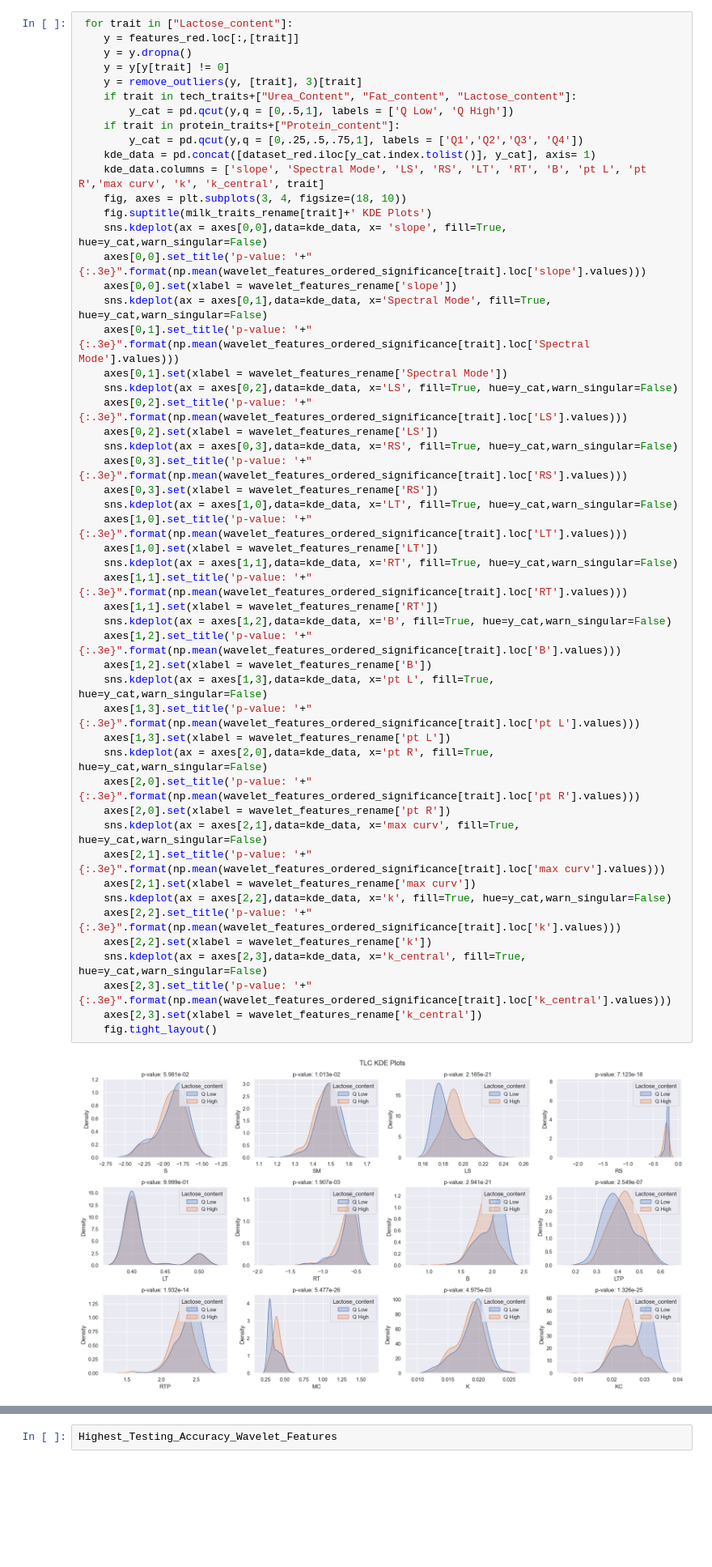
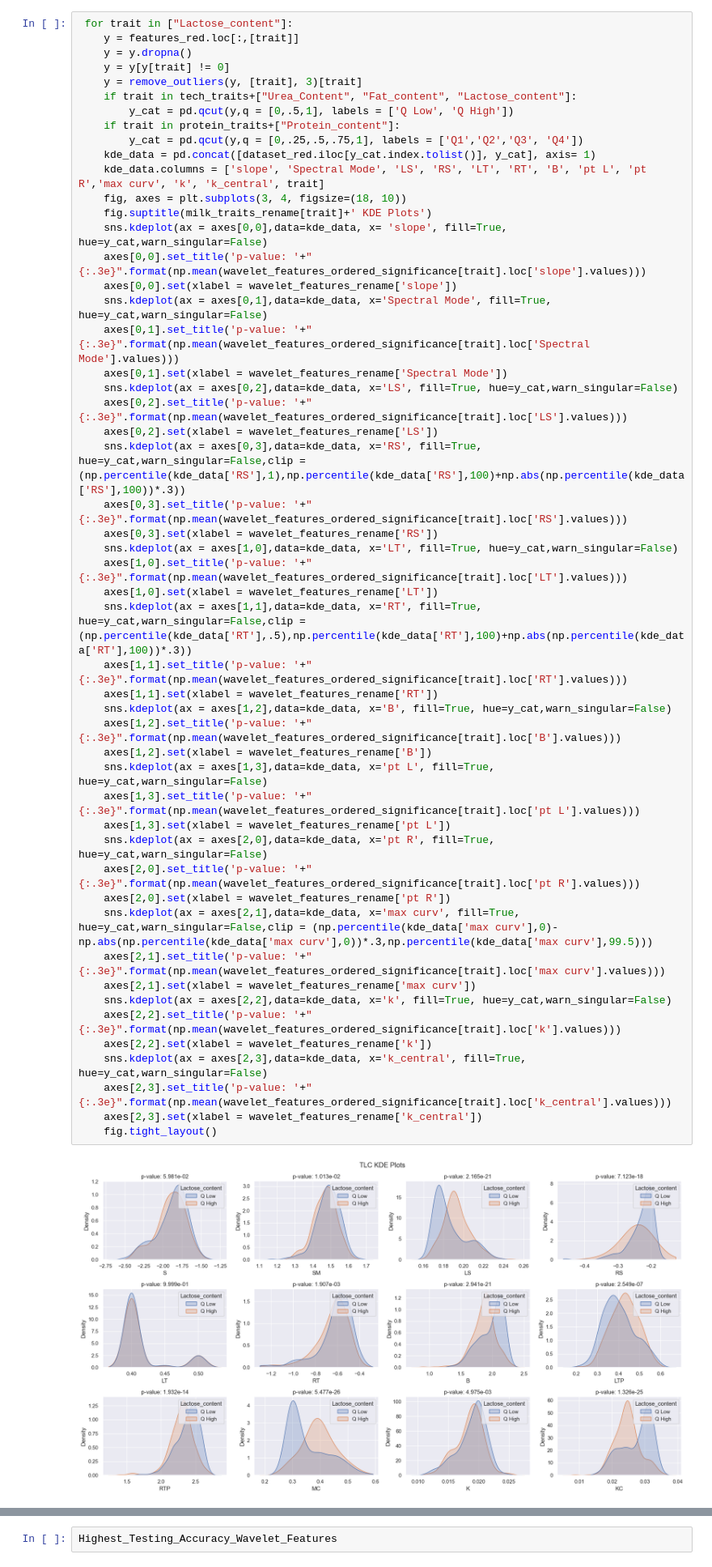
Before and after one commit to dmaywald/MIRS_Multifractal_Analysis, a Jupyter notebook: Reproduce_Results.ipynb, the cells around one changed output, grey strips where cells are left out. Shown at 81% size. Drawn from its saved outputs; the diff is of its cells as text; blank space fills up the shorter version.

```diff
--- a/Reproduce_Results.ipynb
+++ b/Reproduce_Results.ipynb
@@ -453,34 +454,34 @@ significant_wavelet_features['Lactose_content']
     axes[0,1].set(xlabel = wavelet_features_rename['Spectral Mode'])
     sns.kdeplot(ax = axes[0,2],data=kde_data, x='LS', fill=True, hue=y_cat,warn_singular=False)
     axes[0,2].set_title('p-value: '+"{:.3e}".format(np.mean(wavelet_features_ordered_significance[trait].loc['LS'].values)))
     axes[0,2].set(xlabel = wavelet_features_rename['LS'])
-    sns.kdeplot(ax = axes[0,3],data=kde_data, x='RS', fill=True, hue=y_cat,warn_singular=False)
+    sns.kdeplot(ax = axes[0,3],data=kde_data, x='RS', fill=True, hue=y_cat,warn_singular=False,clip = (np.percentile(kde_data['RS'],1),np.percentile(kde_data['RS'],100)+np.abs(np.percentile(kde_data['RS'],100))*.3))
     axes[0,3].set_title('p-value: '+"{:.3e}".format(np.mean(wavelet_features_ordered_significance[trait].loc['RS'].values)))
     axes[0,3].set(xlabel = wavelet_features_rename['RS'])
     sns.kdeplot(ax = axes[1,0],data=kde_data, x='LT', fill=True, hue=y_cat,warn_singular=False)
     axes[1,0].set_title('p-value: '+"{:.3e}".format(np.mean(wavelet_features_ordered_significance[trait].loc['LT'].values)))
     axes[1,0].set(xlabel = wavelet_features_rename['LT'])
-    sns.kdeplot(ax = axes[1,1],data=kde_data, x='RT', fill=True, hue=y_cat,warn_singular=False)
+    sns.kdeplot(ax = axes[1,1],data=kde_data, x='RT', fill=True, hue=y_cat,warn_singular=False,clip = (np.percentile(kde_data['RT'],.5),np.percentile(kde_data['RT'],100)+np.abs(np.percentile(kde_data['RT'],100))*.3))
     axes[1,1].set_title('p-value: '+"{:.3e}".format(np.mean(wavelet_features_ordered_significance[trait].loc['RT'].values)))
     axes[1,1].set(xlabel = wavelet_features_rename['RT'])
     sns.kdeplot(ax = axes[1,2],data=kde_data, x='B', fill=True, hue=y_cat,warn_singular=False)
     axes[1,2].set_title('p-value: '+"{:.3e}".format(np.mean(wavelet_features_ordered_significance[trait].loc['B'].values)))
     axes[1,2].set(xlabel = wavelet_features_rename['B'])
     sns.kdeplot(ax = axes[1,3],data=kde_data, x='pt L', fill=True, hue=y_cat,warn_singular=False)
     axes[1,3].set_title('p-value: '+"{:.3e}".format(np.mean(wavelet_features_ordered_significance[trait].loc['pt L'].values)))
     axes[1,3].set(xlabel = wavelet_features_rename['pt L'])
     sns.kdeplot(ax = axes[2,0],data=kde_data, x='pt R', fill=True, hue=y_cat,warn_singular=False)
     axes[2,0].set_title('p-value: '+"{:.3e}".format(np.mean(wavelet_features_ordered_significance[trait].loc['pt R'].values)))
     axes[2,0].set(xlabel = wavelet_features_rename['pt R'])
-    sns.kdeplot(ax = axes[2,1],data=kde_data, x='max curv', fill=True, hue=y_cat,warn_singular=False)
+    sns.kdeplot(ax = axes[2,1],data=kde_data, x='max curv', fill=True, hue=y_cat,warn_singular=False,clip = (np.percentile(kde_data['max curv'],0)-np.abs(np.percentile(kde_data['max curv'],0))*.3,np.percentile(kde_data['max curv'],99.5)))
     axes[2,1].set_title('p-value: '+"{:.3e}".format(np.mean(wavelet_features_ordered_significance[trait].loc['max curv'].values)))
     axes[2,1].set(xlabel = wavelet_features_rename['max curv'])
     sns.kdeplot(ax = axes[2,2],data=kde_data, x='k', fill=True, hue=y_cat,warn_singular=False)
     axes[2,2].set_title('p-value: '+"{:.3e}".format(np.mean(wavelet_features_ordered_significance[trait].loc['k'].values)))
     axes[2,2].set(xlabel = wavelet_features_rename['k'])
     sns.kdeplot(ax = axes[2,3],data=kde_data, x='k_central', fill=True, hue=y_cat,warn_singular=False)
     axes[2,3].set_title('p-value: '+"{:.3e}".format(np.mean(wavelet_features_ordered_significance[trait].loc['k_central'].values)))
     axes[2,3].set(xlabel = wavelet_features_rename['k_central'])
     fig.tight_layout()
 # %% [output]
-[figure, old version]
+[figure, new version]
```
Also changed, not shown: parts of 6 cells of this notebook, 1 other file.
